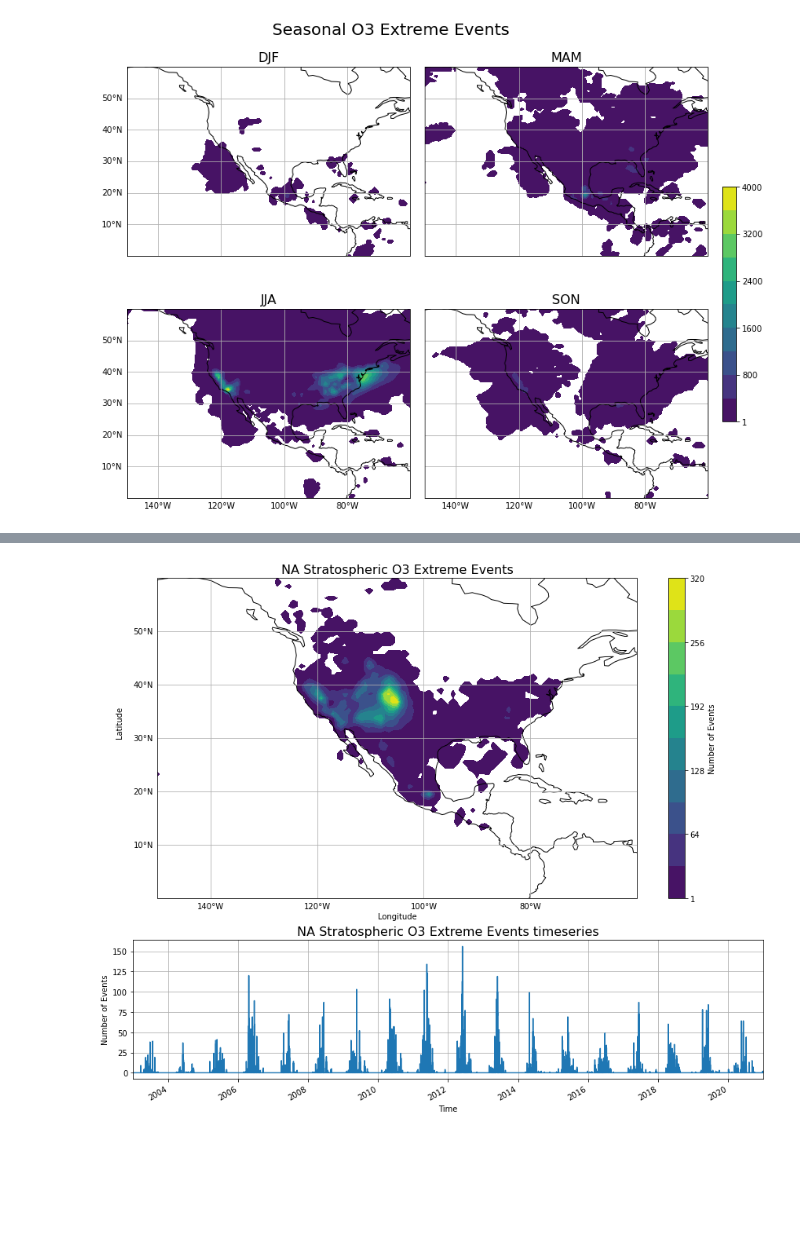
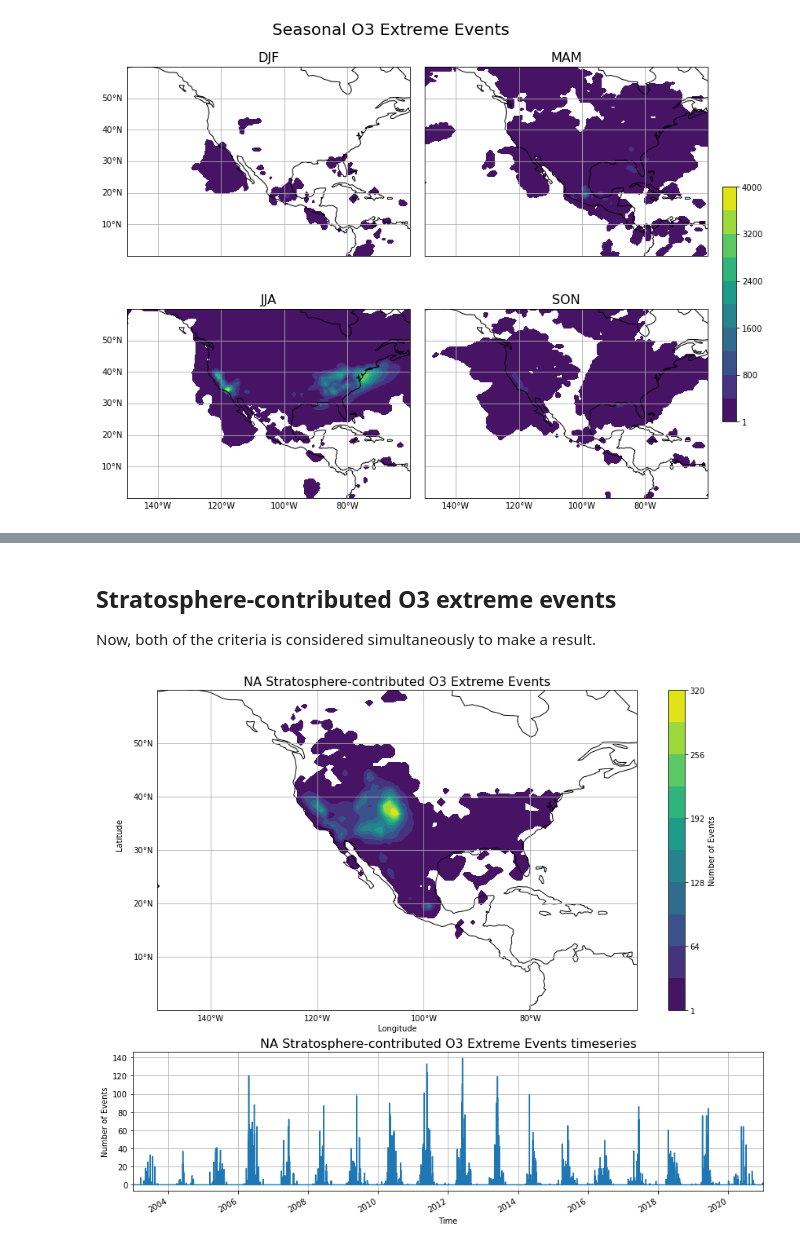
Before and after one commit to Jaewon1213/project, a Jupyter notebook: project.ipynb, the cells around one changed output, grey strips where cells are left out. Drawn from its saved outputs; the diff is of its cells as text; code cells hidden in the pictures; blank space fills up the shorter version.

```diff
--- a/project.ipynb
+++ b/project.ipynb
@@ -188,4 +212,4 @@ fig.colorbar(c3, cax=cbar_ax)
 # %%
-ds_rolling = ds.rolling(time=480,min_periods=1,center=True).mean() #240
+ds_rolling = ds.rolling(time=240,min_periods=1,center=True).mean()
 ds_anom = ds-ds_rolling
 del ds_rolling
@@ -263,3 +293,7 @@ fig.colorbar(c3, cax=cbar_ax)
+# %% [markdown]
+## Stratosphere-contributed O3 extreme events
+
+Now, both of the criteria is considered simultaneously to make a result.
 # %%
 extreme_event = np.array(ds.go3>70)&np.array(ds_anom.o3s>5)
 extreme_event = xr.DataArray(extreme_event, name='extreme_event',
@@ -268,31 +302,31 @@ ds_anom = xr.merge([ds_anom,extreme_event])
 # %%
 clevel = np.linspace(0,1,11)*320
 clevel[0] = 1
 fig = plt.figure(figsize=(12,10))
 ax1 = plt.subplot(3,1,(1,2),projection=ccrs.PlateCarree())
 ax1.set_extent(extent,crs=ccrs.PlateCarree())
 ax1.coastlines()
 g1 = ax1.gridlines()
 g1.left_labels = True
 g1.bottom_labels = True
 c1 = ax1.contourf(x,y,ds_anom.extreme_event.sum('time'),levels=clevel)
 ax1.text(-0.07, 0.55, 'Latitude', va='bottom', ha='center',
         rotation='vertical', rotation_mode='anchor',
         transform=ax1.transAxes)
 ax1.text(0.5, -0.07, 'Longitude', va='bottom', ha='center',
         rotation='horizontal', rotation_mode='anchor',
         transform=ax1.transAxes)
 cbar1 = plt.colorbar(c1)
 cbar1.set_label('Number of Events')
-ax1.set_title('NA Stratospheric O3 Extreme Events',fontsize=16)
+ax1.set_title('NA Stratosphere-contributed O3 Extreme Events',fontsize=16)
 
 ax2 = plt.subplot(313)
 ds_anom.extreme_event.sum(['latitude','longitude']).plot()
 plt.ylabel('Number of Events')
 plt.xlabel('Time')
-plt.title('NA Stratospheric O3 Extreme Events timeseries',fontsize=16)
+plt.title('NA Stratosphere-contributed O3 Extreme Events timeseries',fontsize=16)
 plt.grid(True)
 ax2.set_xlim(pd.Timestamp('2003-01-01'),pd.Timestamp('2021-01-01'))
 fig.tight_layout()
 # %% [output]
-[figure, old version]
+[figure, new version]
```
Also changed, not shown: parts of 17 cells of this notebook, 1 other file.
